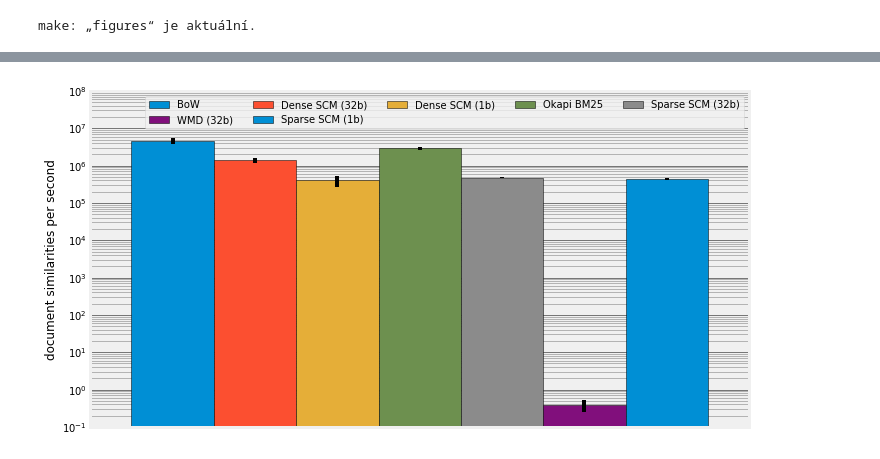
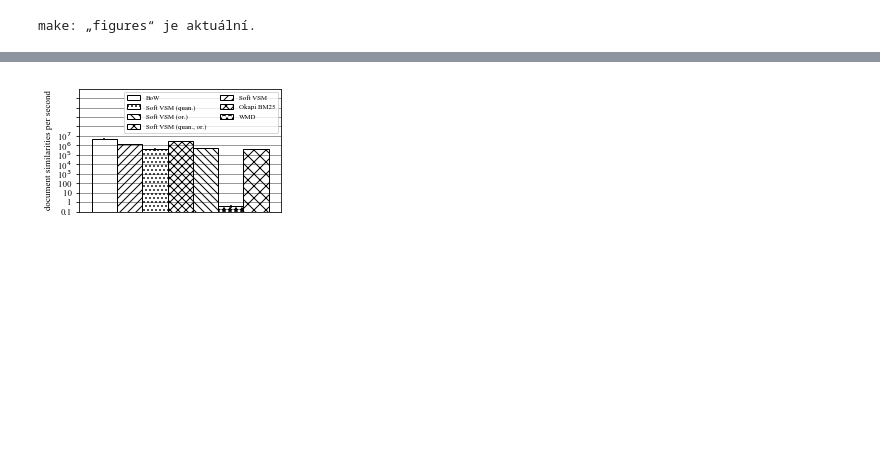
Before and after one commit to MIR-MU/regularized-embeddings, a Jupyter notebook: classification.ipynb, the cells around one changed output, grey strips where cells are left out. Cells and saved outputs as stored; diff of their text form; code cells hidden in the pictures; blank space fills up the shorter version.

```diff
--- a/classification.ipynb
+++ b/classification.ipynb
@@ -344,15 +345,15 @@ baseline_y = bar_ys[baseline_configuration_index]
 bar_ys = list(map(lambda x: (x / baseline_y, ), bar_ys))
 bar_yerrs_lower = list(map(lambda x: (x / baseline_y, ), bar_yerrs_lower))
 bar_yerrs_upper = list(map(lambda x: (x / baseline_y, ), bar_yerrs_upper))
-bar_yerrs_lower[baseline_configuration_index] = (0.0, )
-bar_yerrs_upper[baseline_configuration_index] = (0.0, )
+# bar_yerrs_lower[baseline_configuration_index] = (0.0, )
+# bar_yerrs_upper[baseline_configuration_index] = (0.0, )
 bar_xs = [
     bar_width * (bar_number - 0.5 * (num_bars - 1))
     for bar_number in range(num_bars)
 ]
 
-# fig = plt.figure(figsize=(3, 4))
-fig = plt.figure(figsize=(10, 4))
+fig = plt.figure(figsize=(3.6, 1.7))
+# fig = plt.figure(figsize=(10, 4))
 ax = fig.add_subplot(111)
 for x, y, yerr_lower, yerr_upper, label, hatch in zip(
             bar_xs,
@@ -363,18 +364,23 @@ for x, y, yerr_lower, yerr_upper, label, hatch in zip(
             cycle(hatches),
         ):
     yerr = (yerr_lower, yerr_upper)
-    # plt.bar(x, y, width=bar_width, edgecolor='black', color='w', yerr=yerr, hatch=hatch, capsize=0, label=label)
-    plt.bar(x, y, width=bar_width, edgecolor='black', yerr=yerr, capsize=0, label=label)
+    plt.bar(x, y, width=bar_width, edgecolor='black', color='w', yerr=yerr, hatch=hatch, capsize=0, label=label)
+    # plt.bar(x, y, width=bar_width, edgecolor='black', yerr=yerr, capsize=0, label=label)
 
 handles, labels = ax.get_legend_handles_labels()
-ncol = 5
-plt.legend(flip(handles, ncol), flip(labels, ncol), loc='best', ncol=ncol)
+ncol = 2
+plt.legend(flip(handles, ncol), flip(labels, ncol), loc='best', ncol=ncol, prop={'size': 6.84})
 
+# plt.xticks(
+#     np.add(-0.5 * num_bars * bar_width + 0.5 * bar_width, np.arange(num_bars) * bar_width),
+#     map(lambda x: configuration_names[x], configurations)
+# )
 plt.xticks((), ())
+plt.yticks((0.0, 0.5, 1.0, 1.5), (0.0, 0.5, 1.0))
 plt.minorticks_on()
 plt.ylabel('average error w.r.t. BoW')
-plt.xlim((-0.5 * (num_bars + 2) * bar_width, 0.5 * (num_bars + 2) * bar_width))
-plt.ylim((0.0, 1.2))
+plt.xlim((-0.5 * (num_bars + 1) * bar_width, 0.5 * (num_bars + 1) * bar_width))
+plt.ylim((0.0, 1.7))
 plt.grid(axis='y', which='major', color='k', alpha=0.5)
 plt.grid(axis='y', which='minor', color='k', alpha=0.25)
 plt.tight_layout()
@@ -396,39 +402,43 @@ bar_ys, bar_yerrs_lower, bar_yerrs_upper = list(zip(*map(lambda x: zip(*x), (
             read_speeds(results[name][configuration] for name in dataset_names)[2] -
                 read_speeds(results[name][configuration] for name in dataset_names)[0],
         ),
     )
     for configuration in configurations
 ))))
 
-# fig = plt.figure(figsize=(3, 4))
-fig = plt.figure(figsize=(10, 5))
+fig = plt.figure(figsize=(3.6, 2.1))
+# fig = plt.figure(figsize=(10, 5))
 ax = fig.add_subplot(111)
 for x, y, yerr_lower, yerr_upper, label, hatch in zip(
             bar_xs,
             bar_ys,
             bar_yerrs_lower,
             bar_yerrs_upper,
             map(lambda x: configuration_names[x], configurations),
             cycle(hatches),
         ):
     yerr = (yerr_lower, yerr_upper)
-    # plt.bar(x, y, width=bar_width, edgecolor='black', color='w', yerr=yerr, hatch=hatch, capsize=0, label=label)
-    plt.bar(x, y, width=bar_width, edgecolor='black', yerr=yerr, capsize=0, label=label)
+    plt.bar(x, y, width=bar_width, edgecolor='black', color='w', yerr=yerr, hatch=hatch, capsize=0, label=label)
+    # plt.bar(x, y, width=bar_width, edgecolor='black', yerr=yerr, capsize=0, label=label)
 
 handles, labels = ax.get_legend_handles_labels()
-ncol = 5
-plt.legend(flip(handles, ncol), flip(labels, ncol), loc='best', ncol=ncol)
+ncol = 2
+plt.legend(flip(handles, ncol), flip(labels, ncol), loc='best', ncol=ncol, prop={'size': 6.84})
 
 plt.xticks((), ())
 plt.yscale('log')
+plt.yticks(
+    (10.0**np.arange(-1, 12)),
+    ('0.1', '1', '10', '100', '10$^3$', '10$^4$', '10$^5$', '10$^6$', '10$^7$'),
+)
 plt.minorticks_on()
 plt.ylabel('document similarities per second')
 plt.xlim((-0.5 * (num_bars + 1) * bar_width, 0.5 * (num_bars + 1) * bar_width))
 plt.grid(axis='y', which='major', color='k', alpha=0.5)
 plt.grid(axis='y', which='minor', color='k', alpha=0.25)
 plt.tight_layout()
-plt.ylim((10**-1, 10**8))
-plt.savefig('figures/classification-avg_speed.pdf')
+plt.ylim((10**-1, 10**12))
+plt.savefig('figures/classification-speed.pdf')
 plt.show()
 # %% [output]
-[figure, old version]
+[figure, new version]
```
Also changed, not shown: parts of 9 cells of this notebook, 3 other files.
